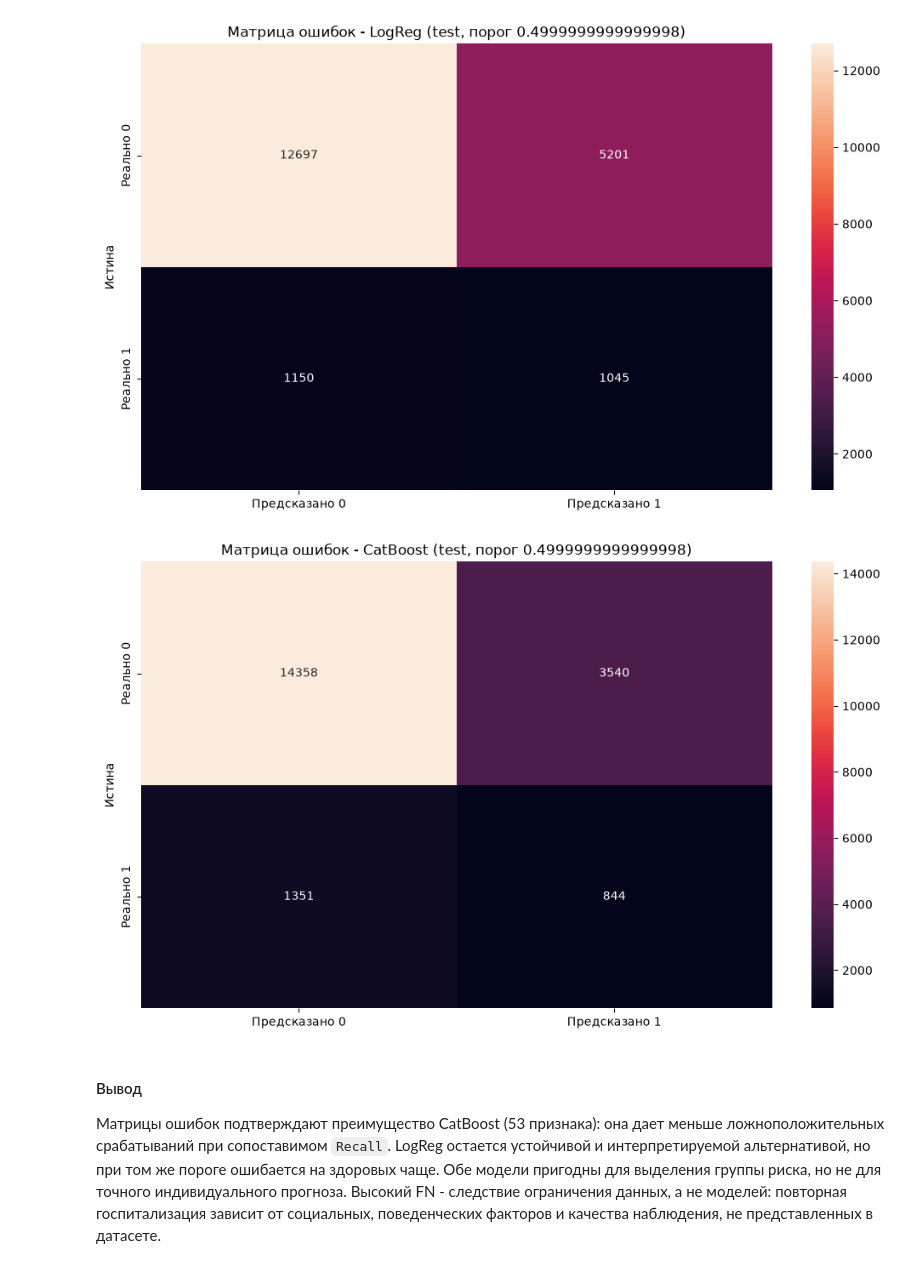
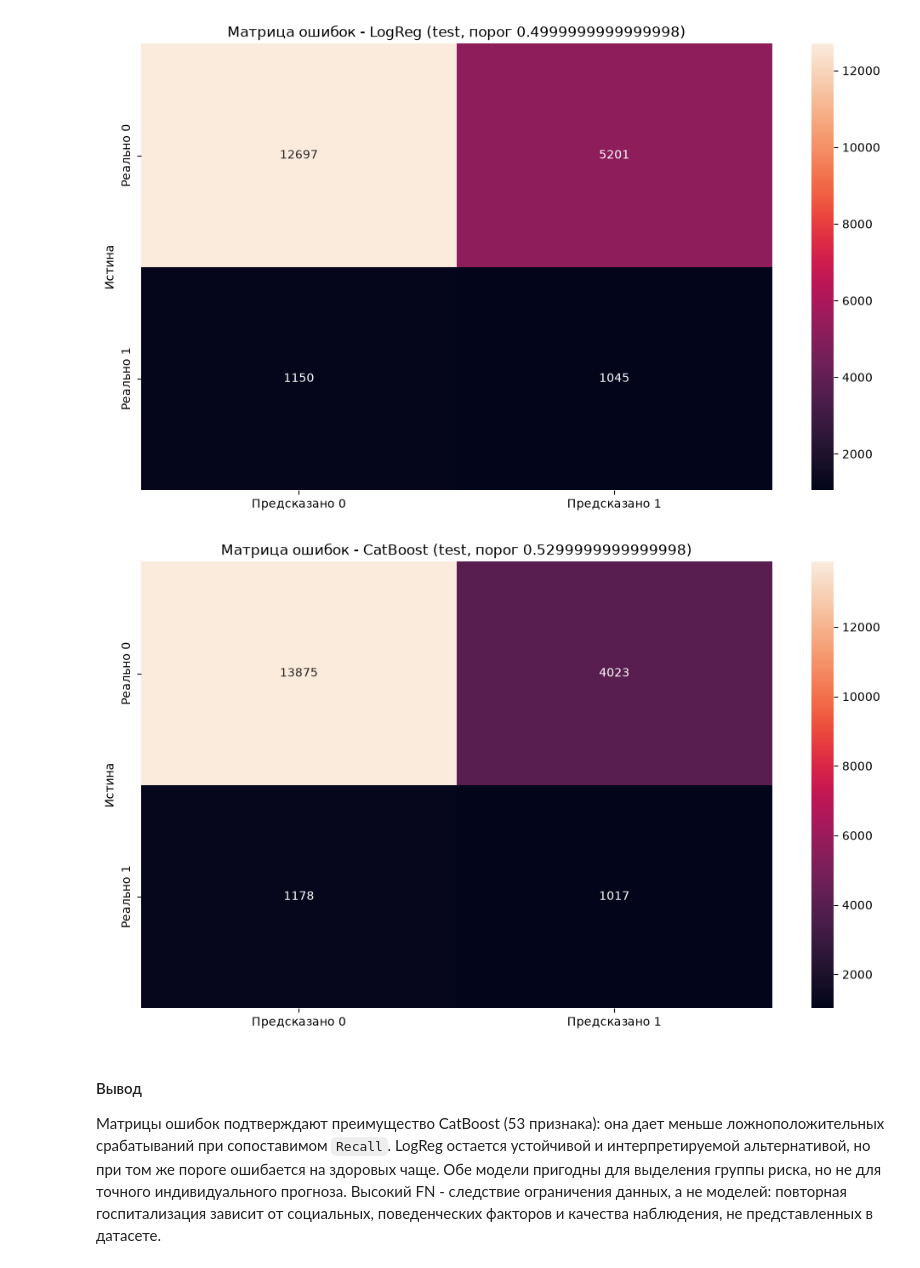
Before and after one commit to AlexanderSh11/diabetes-research, a Jupyter notebook: notebooks/model_training.ipynb, the cells around one changed output. Drawn from its saved outputs; the diff is of its cells as text; code cells hidden in the pictures.

```diff
--- a/notebooks/model_training.ipynb
+++ b/notebooks/model_training.ipynb
@@ -21,20 +21,20 @@ GKF = GroupKFold(n_splits=N_SPLITS)
 
 FIGSIZE = (10, 6)
 # %%
-X_train_logreg = pd.read_pickle("../data/processed/X_train_selected_logreg.pkl")
-X_val_logreg = pd.read_pickle("../data/processed/X_val_selected_logreg.pkl")
-X_test_logreg = pd.read_pickle("../data/processed/X_test_selected_logreg.pkl")
+X_train_logreg = pd.read_pickle("../data/processed/X_train_selected_logreg_2.pkl")
+X_val_logreg = pd.read_pickle("../data/processed/X_val_selected_logreg_2.pkl")
+X_test_logreg = pd.read_pickle("../data/processed/X_test_selected_logreg_2.pkl")
 
-X_train_catboost = pd.read_pickle("../data/processed/X_train_selected_catboost.pkl")
-X_val_catboost = pd.read_pickle("../data/processed/X_val_selected_catboost.pkl")
-X_test_catboost = pd.read_pickle("../data/processed/X_test_selected_catboost.pkl")
+X_train_catboost = pd.read_pickle("../data/processed/X_train_selected_catboost_2.pkl")
+X_val_catboost = pd.read_pickle("../data/processed/X_val_selected_catboost_2.pkl")
+X_test_catboost = pd.read_pickle("../data/processed/X_test_selected_catboost_2.pkl")
 
 y_train = pd.read_pickle("../data/processed/y_train.pkl")
 y_val = pd.read_pickle("../data/processed/y_val.pkl")
 y_test = pd.read_pickle("../data/processed/y_test.pkl")
 
 # получаем значения по patient_nbr, который нужен для GroupKFold
-train = pd.read_pickle("../data/processed/train.pkl")
+train = pd.read_pickle("../data/processed/train_2.pkl")
 groups_train = train["patient_nbr"].values
 # %%
 def show_metrics(model, threshold, true_val, probs_val):
@@ -652,12 +652,19 @@ FE не дал значимого прироста ни для LogReg, ни дл
 with open("../models/final_lr.pkl", "rb") as f:
     final_lr = pickle.load(f)
 
-with open("../models/final_cb_2.pkl", "rb") as f:
+with open("../models/final_cb_1.pkl", "rb") as f:
     final_cb = pickle.load(f)
 
-lr_probs_test = final_lr.predict_proba(X_test_logreg)[:, 1]
+X_val_logreg_2 = pd.read_pickle("../data/processed/X_val_selected_logreg_2.pkl")
+X_test_logreg_2 = pd.read_pickle("../data/processed/X_test_selected_logreg_2.pkl")
+X_val_catboost_1 = pd.read_pickle("../data/processed/X_val_selected_catboost_1.pkl")
+X_test_catboost_1 = pd.read_pickle("../data/processed/X_test_selected_catboost_1.pkl")
+
+lr_probs_test = final_lr.predict_proba(X_test_logreg_2)[:, 1]
+best_threshold_lr = threshold_analysis(model=final_lr, X_val=X_val_logreg_2, y_val=y_val)
 show_metrics(model=final_lr, threshold=best_threshold_lr, true_val=y_test, probs_val=lr_probs_test)
 print()
-cb_probs_test = final_cb_2.predict_proba(X_test_catboost)[:, 1]
-show_metrics(model=final_cb_2, threshold=best_threshold_cb_2, true_val=y_test, probs_val=cb_2_probs_test)
+cb_probs_test = final_cb.predict_proba(X_test_catboost_1)[:, 1]
+best_threshold_cb = threshold_analysis(model=final_cb, X_val=X_val_catboost_1, y_val=y_val)
+show_metrics(model=final_cb, threshold=best_threshold_cb, true_val=y_test, probs_val=cb_probs_test)
 # %% [output]
@@ -684,11 +708,11 @@ show_confusion_matrix(model="LogReg", threshold=threshold, true_val=y_test, prob
 # %% [output]
 [figure]
 # %%
-threshold = best_threshold_cb_2
+threshold = best_threshold_cb
 
-show_confusion_matrix(model="CatBoost", threshold=threshold, true_val=y_test, probs_val=cb_2_probs_test, df="test")
+show_confusion_matrix(model="CatBoost", threshold=threshold, true_val=y_test, probs_val=cb_probs_test, df="test")
 # %% [output]
-[figure, old version]
+[figure, new version]
 # %% [markdown]
 #### Вывод
 
```
Also changed, not shown: parts of 2 cells of this notebook, 3 other files.
